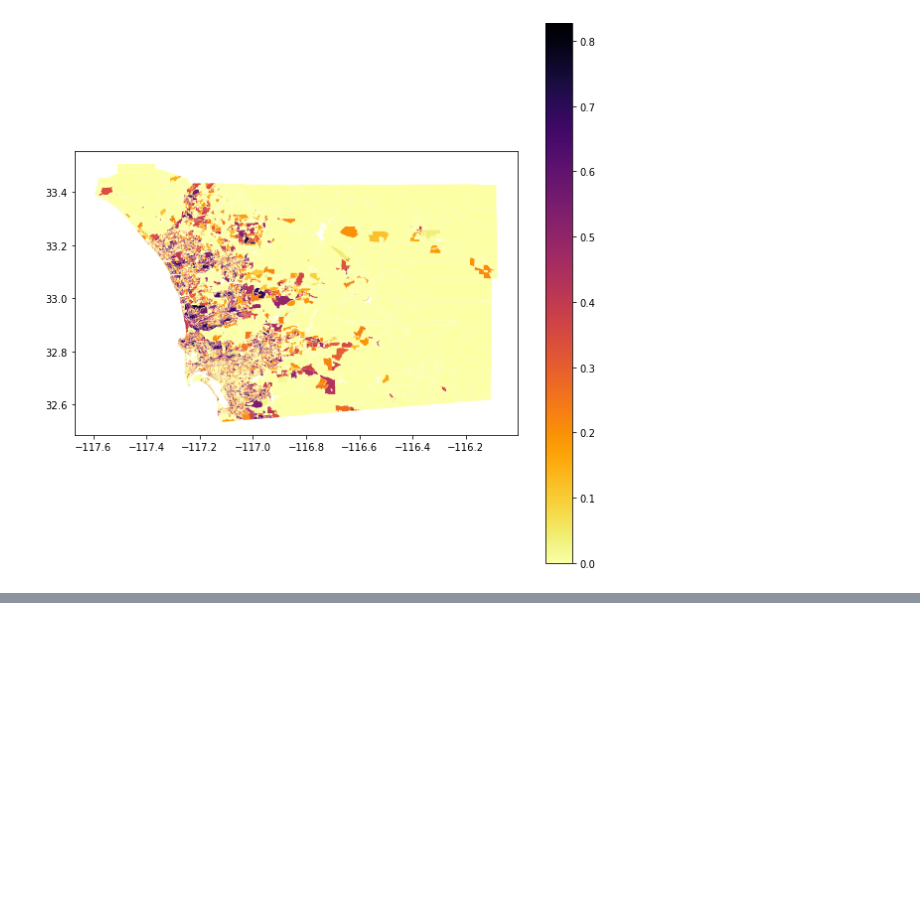
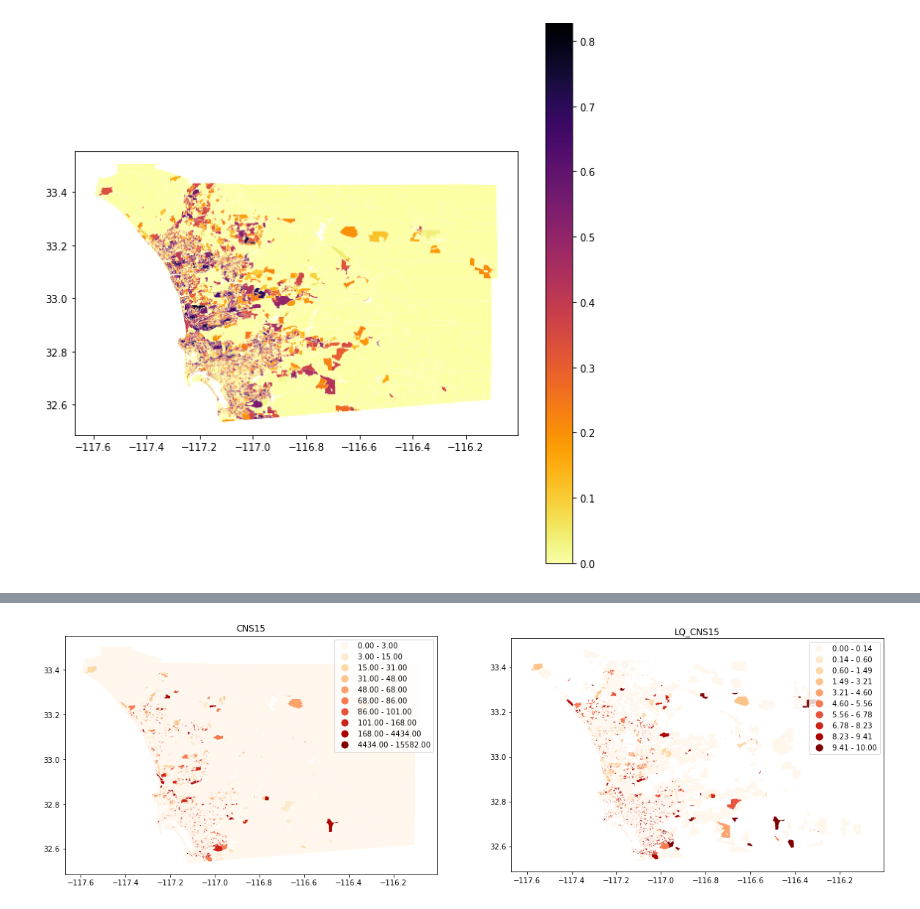
Before and after one commit to AnGWar26/Regional-Employment-Clusters, a Jupyter notebook: LEHD_DataRead.ipynb, the cells around one changed output, grey strips where cells are left out. Saved outputs shown, nothing was run; the diff lists cells and outputs as text; code cells hidden in the pictures; blank space fills up the shorter version.

```diff
--- a/LEHD_DataRead.ipynb
+++ b/LEHD_DataRead.ipynb
@@ -166,0 +192,5 @@ SDlehd_blocks.plot(column='LQ_CNS20', cmap='OrRd', k=5, scheme='equalinterval',
+# %%
+#educational services workers
+graph_codes('CNS15','OrRd',10)
+# %% [output]
+[figure, added]
```
Also changed, not shown: parts of 12 cells of this notebook.
